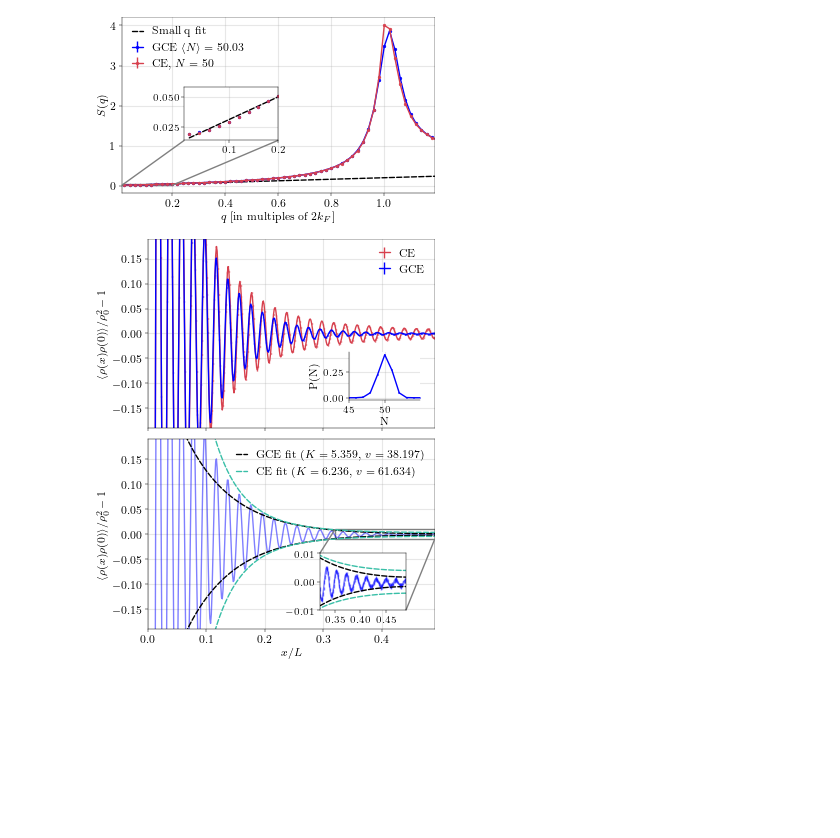
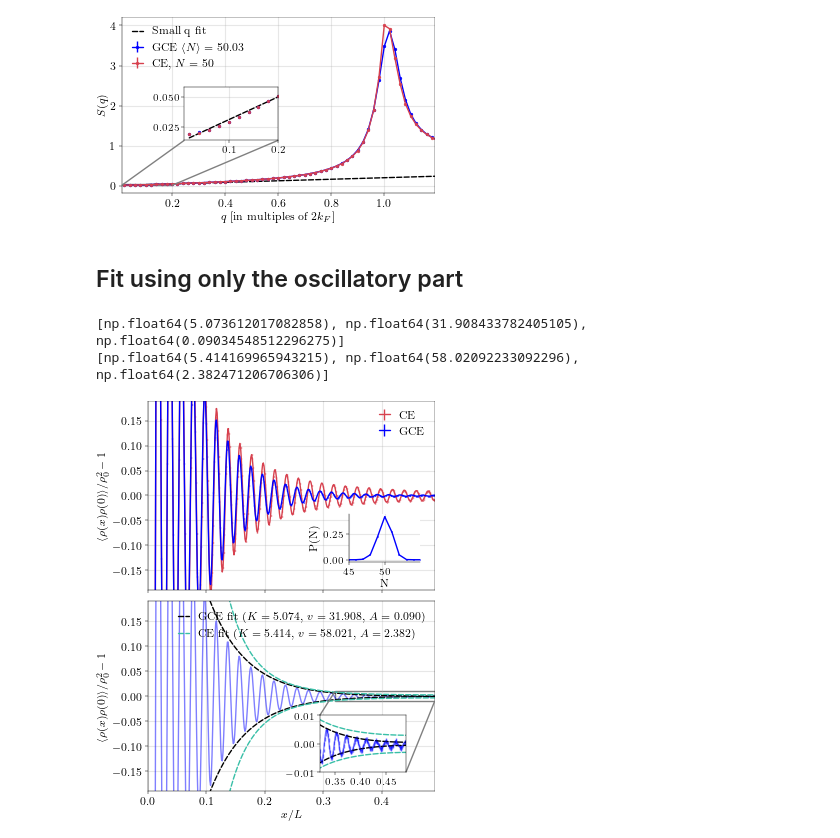
Before and after one commit to DelMaestroGroup/papers-code-ParticleFluctuations, a Jupyter notebook: src/OneDimHe.ipynb, the cells around one changed output. Saved outputs shown, nothing was run; the diff lists cells and outputs as text; code cells hidden in the pictures; blank space fills up the shorter version.

```diff
--- a/src/OneDimHe.ipynb
+++ b/src/OneDimHe.ipynb
@@ -64,21 +64,28 @@ with plt.style.context('../include/aps.mplstyle'):
     plt.show()
 # %% [output]
 [figure]
+# %% [markdown]
+## Fit using only the oscillatory part
 # %%
 osc_gc, amp_gc, phase_gc = extract_oscillation(pair_gc[:,0],pair_gc[:,1]-1, 2*np.pi*rho)
 osc_c, amp_c, phase_c = extract_oscillation(pair_c[:,0],pair_c[:,1]-1, 2*np.pi*rho)
 # %%
-canonical_fit_func = lambda x, K, v, A: canonical_envelope(x,K,v,A, L,T,rho,1)
+canonical_fit_func = lambda x, K, v, A: canonical_envelope(x,K,v,A/rho, L,T,rho,1)
 grandcanonical_fit_func = lambda x, K, v, A: grandcanonical_envelope(x,K,v,A, L,T,rho,1,0.0)
-canonical_fit_funcosc = lambda x, K, v, A: canonical_osc(x,K,v,A, L,T,rho,1)
+canonical_fit_funcosc = lambda x, K, v, A: canonical_osc(x,K,v,A/rho, L,T,rho,1)
 grandcanonical_fit_funcosc = lambda x, K, v, A: grandcanonical_osc(x,K,v,A, L,T,rho,1,0.0)
 # %%
-popt, pcov = curve_fit(grandcanonical_fit_funcosc, pair_gc[200:,0], amp_gc[200:], p0=[5.358995448065145, 38.197186342209264, 0.0027746639098126793], bounds=([4.0, 10,0], [10, 100,1]))
+popt, pcov = curve_fit(grandcanonical_fit_funcosc, pair_gc[150:,0], amp_gc[150:], p0=[5.2, 35, 0.05], bounds=([1, 25,0], [10.0, 100,1]))
 K, v_s,A = popt
 gc_fitp = [K,v_s,A]
-popt, pcov = curve_fit(canonical_fit_funcosc, pair_gc[100:,0], amp_gc[100:], p0=[5.358995448065145, 38.197186342209264, 0.0027746639098126793], bounds=([4.0, 10,-1], [10, 100,1]))
+print(gc_fitp )
+popt, pcov = curve_fit(canonical_fit_funcosc, pair_gc[150:,0], amp_gc[150:], p0=[6.0, 60, 0.05], bounds=([1.0, 10,0], [20, 100,10]))
 K, v_s,A = popt
 c_fitp = [K,v_s,A]
+print(c_fitp)
+# %% [output]
+[np.float64(5.073612017082858), np.float64(31.908433782405105), np.float64(0.09034548512296275)]
+[np.float64(5.414169965943215), np.float64(58.02092233092296), np.float64(2.382471206706306)]
 # %%
 plotskip = 40
 with plt.style.context('../include/aps.mplstyle'):
@@ -94,33 +101,33 @@ with plt.style.context('../include/aps.mplstyle'):
     axins.set_xlabel('N')
     axins.spines[['top', 'right']].set_visible(False)
     axins.tick_params(labelsize=7)
     axins.grid(True, alpha=0.3)
     ax[0].legend(loc=1)
     ax[0].set_ylim(-0.19,0.19)
     ax[0].set_ylabel(r'$\langle \rho(x)\rho(0)\rangle/\rho_0^2 - 1$')
     ax[1].plot(xdata/L, pair_gc[:,1]-1, 'b-', alpha=0.5, linewidth=1)
     ax[1].plot((xdata/L)[plotskip:], grandcanonical_fit_func(xdata, gc_fitp[0],gc_fitp[1],gc_fitp[2])[plotskip:], 'k--')
-    ax[1].plot((xdata/L)[plotskip:], -grandcanonical_fit_func(xdata, gc_fitp[0],gc_fitp[1],gc_fitp[2])[plotskip:], 'k--',label=rf'GCE fit ($K={gc_fitp[0]:.3f}$, $v={gc_fitp[1]:.3f}$)')
+    ax[1].plot((xdata/L)[plotskip:], -grandcanonical_fit_func(xdata, gc_fitp[0],gc_fitp[1],gc_fitp[2])[plotskip:], 'k--',label=rf'GCE fit ($K={gc_fitp[0]:.3f}$, $v={gc_fitp[1]:.3f}$, $A={gc_fitp[2]:.3f}$)')
     ax[1].plot((xdata/L)[plotskip:], canonical_fit_func(xdata, c_fitp[0],c_fitp[1],c_fitp[2])[plotskip:], linestyle = '--', color = '#38bfa7')
-    ax[1].plot((xdata/L)[plotskip:], -canonical_fit_func(xdata,c_fitp[0],c_fitp[1],c_fitp[2])[plotskip:], linestyle = '--', color = '#38bfa7',label=rf'CE fit ($K={c_fitp[0]:.3f}$, $v={c_fitp[1]:.3f}$)')
+    ax[1].plot((xdata/L)[plotskip:], -canonical_fit_func(xdata,c_fitp[0],c_fitp[1],c_fitp[2])[plotskip:], linestyle = '--', color = '#38bfa7',label=rf'CE fit ($K={c_fitp[0]:.3f}$, $v={c_fitp[1]:.3f}$, $A={c_fitp[2]:.3f}$)')
     ax[1].set_xlabel(r'$x/L$')
     ax[1].set_ylabel(r'$\langle \rho(x)\rho(0)\rangle/\rho_0^2 - 1$')
     axins1 = ax[1].inset_axes([0.6, 0.1, 0.3, 0.3]) #Inset
     axins1.errorbar(xdata/L, pair_gc[:,1]-1,yerr = pair_gc[:,2], color='b',linestyle='-', alpha=0.5, linewidth=1)
     axins1.plot((xdata/L)[plotskip:], grandcanonical_fit_func(xdata, gc_fitp[0],gc_fitp[1],gc_fitp[2])[plotskip:], 'k--')
     axins1.plot((xdata/L)[plotskip:], -grandcanonical_fit_func(xdata, gc_fitp[0],gc_fitp[1],gc_fitp[2])[plotskip:], 'k--')
     axins1.plot((xdata/L)[plotskip:], canonical_fit_func(xdata, c_fitp[0],c_fitp[1],c_fitp[2])[plotskip:], linestyle = '--', color = '#38bfa7')
     axins1.plot((xdata/L)[plotskip:], -canonical_fit_func(xdata,c_fitp[0],c_fitp[1],c_fitp[2])[plotskip:], linestyle = '--', color = '#38bfa7',)
     axins1.set_xlim(0.32, 0.49)
     axins1.set_ylim(-0.01, 0.01)
     axins1.tick_params(labelsize=7)
     mark_inset(ax[1], axins1, loc1=2, loc2=4, fc="none", ec="0.5")
     ax[1].legend(loc=1)
     ax[0].grid(True, alpha=0.3)
     ax[1].grid(True, alpha=0.3)
     ax[1].set_xlim(0.0,0.49)
     ax[1].set_ylim(-0.19,0.19)
     plt.savefig('../figures/1DHePairCorrFit.pdf')
     plt.show()
 # %% [output]
-[figure, old version]
+[figure, new version]
```
Also changed, not shown: parts of 1 cell of this notebook, 5 other files.
